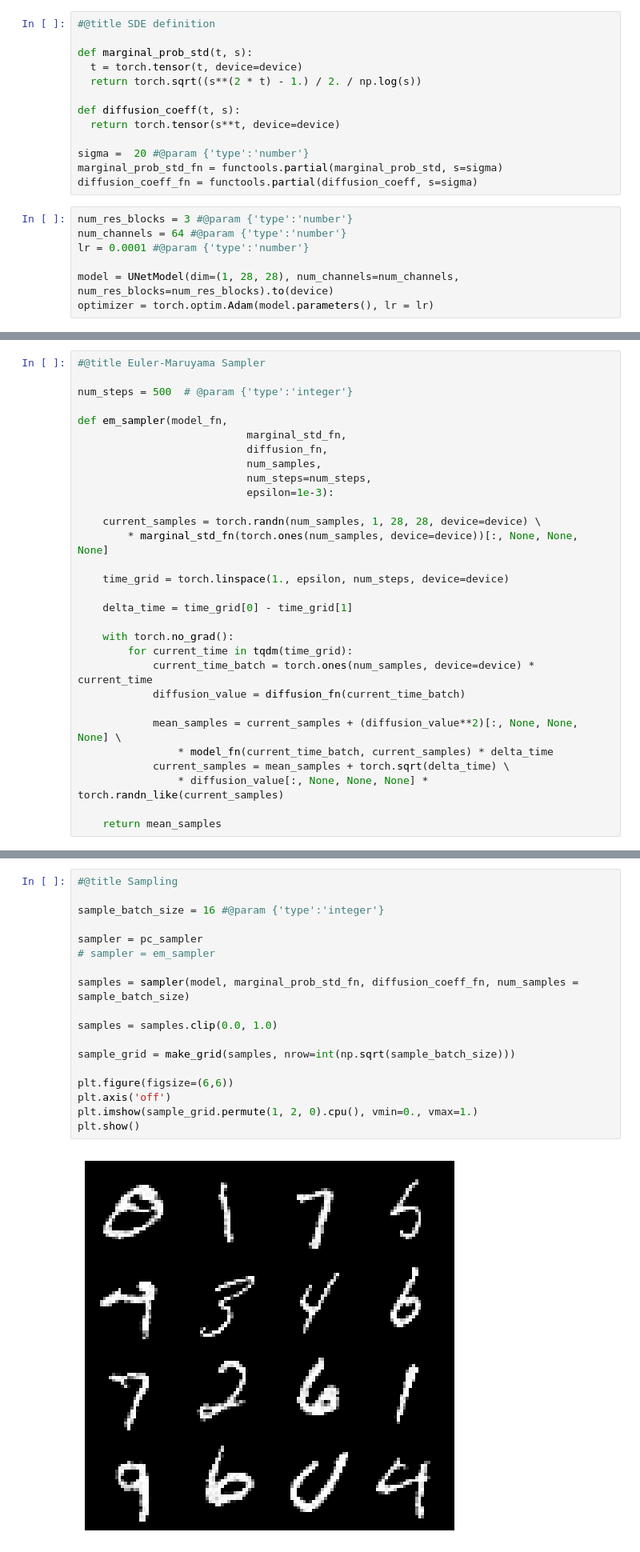
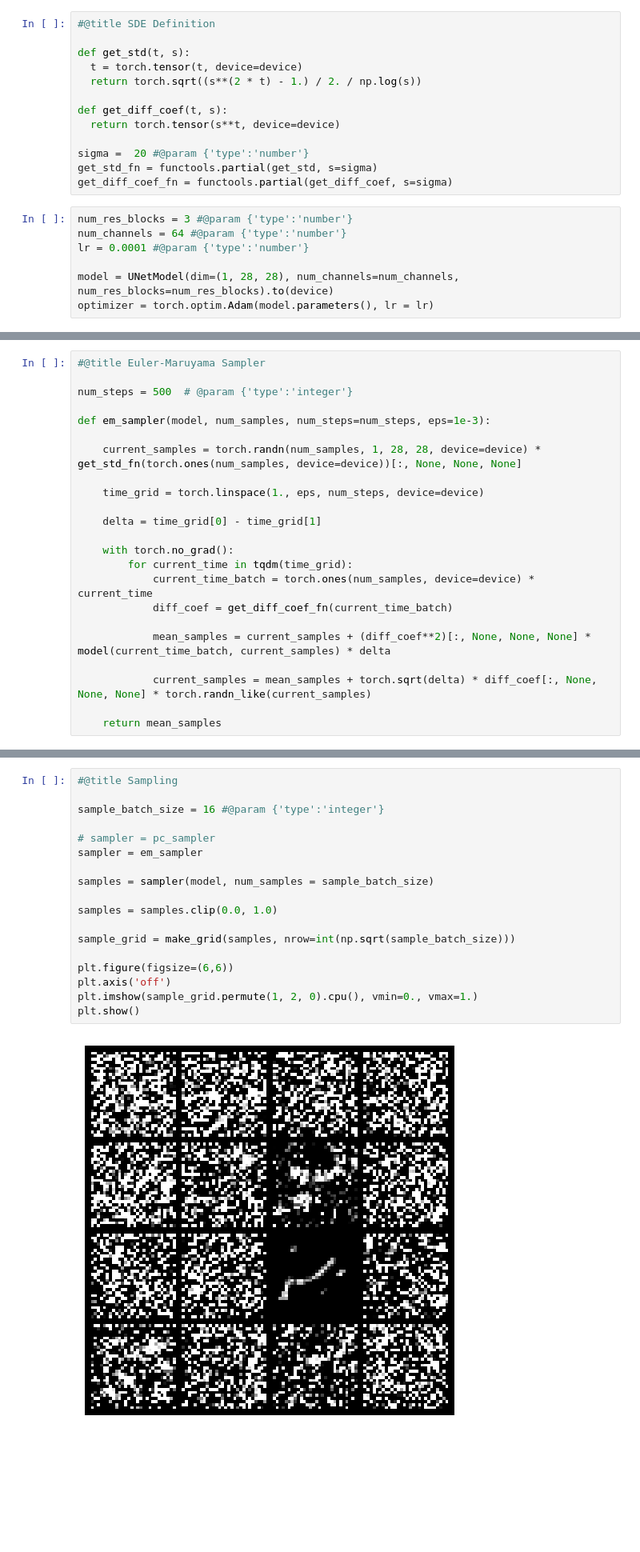
Before and after one commit to lucianbennett/Oxford-dissertation-generative-modelling, a Jupyter notebook: Score Diffusion.ipynb, the cells around one changed output, grey strips where cells are left out. Shown at 80% size. Cells and saved outputs as stored; diff of their text form; blank space fills up the shorter version.

```diff
--- a/Score Diffusion.ipynb
+++ b/Score Diffusion.ipynb
@@ -61,18 +61,18 @@ train_data_loader = torch.utils.data.DataLoader(
     drop_last=True
 )
 # %%
-#@title SDE definition
+#@title SDE Definition
 
-def marginal_prob_std(t, s):
+def get_std(t, s):
   t = torch.tensor(t, device=device)
   return torch.sqrt((s**(2 * t) - 1.) / 2. / np.log(s))
 
-def diffusion_coeff(t, s):
+def get_diff_coef(t, s):
   return torch.tensor(s**t, device=device)
 
 sigma =  20 #@param {'type':'number'}
-marginal_prob_std_fn = functools.partial(marginal_prob_std, s=sigma)
-diffusion_coeff_fn = functools.partial(diffusion_coeff, s=sigma)
+get_std_fn = functools.partial(get_std, s=sigma)
+get_diff_coef_fn = functools.partial(get_diff_coef, s=sigma)
 # %%
 num_res_blocks = 3 #@param {'type':'number'}
 num_channels = 64 #@param {'type':'number'}
@@ -135,29 +126,22 @@ model.eval()
 
 num_steps = 500  # @param {'type':'integer'}
 
-def em_sampler(model_fn,
-                           marginal_std_fn,
-                           diffusion_fn,
-                           num_samples,
-                           num_steps=num_steps,
-                           epsilon=1e-3):
+def em_sampler(model, num_samples, num_steps=num_steps, eps=1e-3):
 
-    current_samples = torch.randn(num_samples, 1, 28, 28, device=device) \
-        * marginal_std_fn(torch.ones(num_samples, device=device))[:, None, None, None]
+    current_samples = torch.randn(num_samples, 1, 28, 28, device=device) * get_std_fn(torch.ones(num_samples, device=device))[:, None, None, None]
 
-    time_grid = torch.linspace(1., epsilon, num_steps, device=device)
+    time_grid = torch.linspace(1., eps, num_steps, device=device)
 
-    delta_time = time_grid[0] - time_grid[1]
+    delta = time_grid[0] - time_grid[1]
 
     with torch.no_grad():
         for current_time in tqdm(time_grid):
             current_time_batch = torch.ones(num_samples, device=device) * current_time
-            diffusion_value = diffusion_fn(current_time_batch)
+            diff_coef = get_diff_coef_fn(current_time_batch)
 
-            mean_samples = current_samples + (diffusion_value**2)[:, None, None, None] \
-                * model_fn(current_time_batch, current_samples) * delta_time
-            current_samples = mean_samples + torch.sqrt(delta_time) \
-                * diffusion_value[:, None, None, None] * torch.randn_like(current_samples)
+            mean_samples = current_samples + (diff_coef**2)[:, None, None, None] * model(current_time_batch, current_samples) * delta
+
+            current_samples = mean_samples + torch.sqrt(delta) * diff_coef[:, None, None, None] * torch.randn_like(current_samples)
 
     return mean_samples
 # %%
@@ -205,23 +182,23 @@ def pc_sampler(model_fn,
 # %%
 #@title Sampling
 
 sample_batch_size = 16 #@param {'type':'integer'}
 
-sampler = pc_sampler
-# sampler = em_sampler
+# sampler = pc_sampler
+sampler = em_sampler
 
-samples = sampler(model, marginal_prob_std_fn, diffusion_coeff_fn, num_samples = sample_batch_size)
+samples = sampler(model, num_samples = sample_batch_size)
 
 samples = samples.clip(0.0, 1.0)
 
 sample_grid = make_grid(samples, nrow=int(np.sqrt(sample_batch_size)))
 
 plt.figure(figsize=(6,6))
 plt.axis('off')
 plt.imshow(sample_grid.permute(1, 2, 0).cpu(), vmin=0., vmax=1.)
 plt.show()
 # %% [output]
-[figure, old version]
+[figure, new version]
 # %%
 #@title Sampling for FID
 
```
Also changed, not shown: parts of 4 cells of this notebook.
